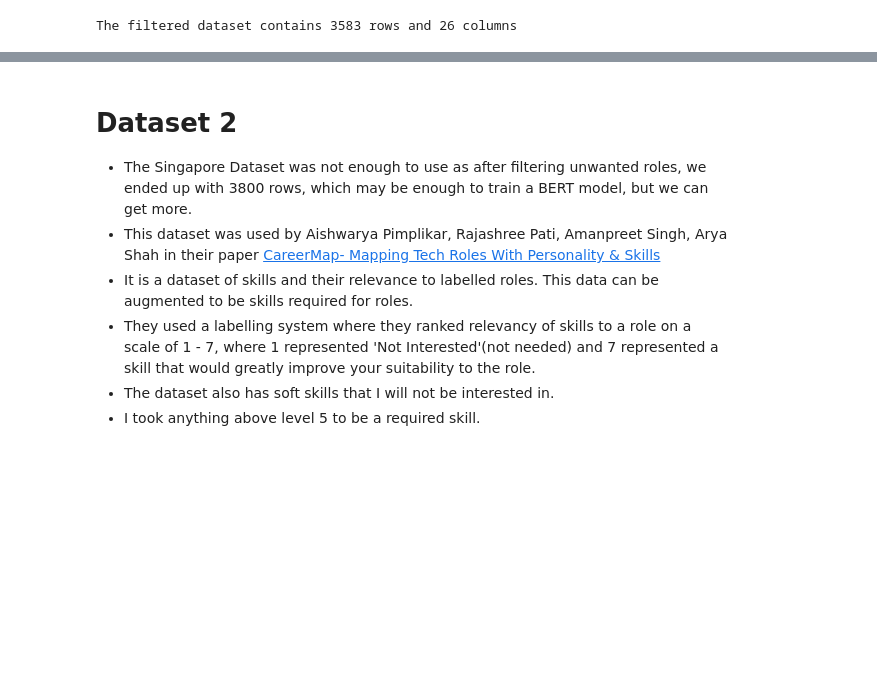
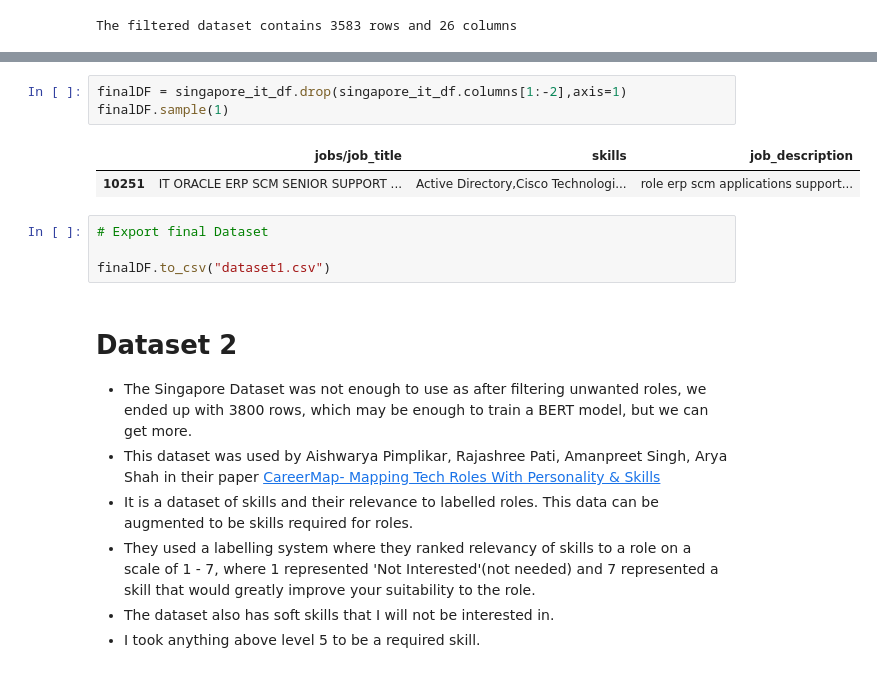
Before and after one commit to koechian/skillexplore, a Jupyter notebook: model/notebooks/dataset_creation.ipynb, the cells around one changed output, grey strips where cells are left out. Saved outputs shown, nothing was run; the diff lists cells and outputs as text; blank space fills up the shorter version.

```diff
--- a/model/notebooks/dataset_creation.ipynb
+++ b/model/notebooks/dataset_creation.ipynb
@@ -104,3 +137,13 @@ The filtered dataset contains 3583 rows and 26 columns
+# %%
+finalDF = singapore_it_df.drop(singapore_it_df.columns[1:-2],axis=1)
+finalDF.sample(1)
+# %% [output]
+|  | jobs/job_title | skills | job_description |
+| 10251 | IT ORACLE ERP SCM SENIOR SUPPORT ... | Active Directory,Cisco Technologi... | role erp scm applications support... |
+# %%
+# Export final Dataset
+
+finalDF.to_csv("dataset1.csv")
 # %% [markdown]
 # Dataset 2
 
```
Also changed, not shown: parts of 10 cells of this notebook, 5 other files.
